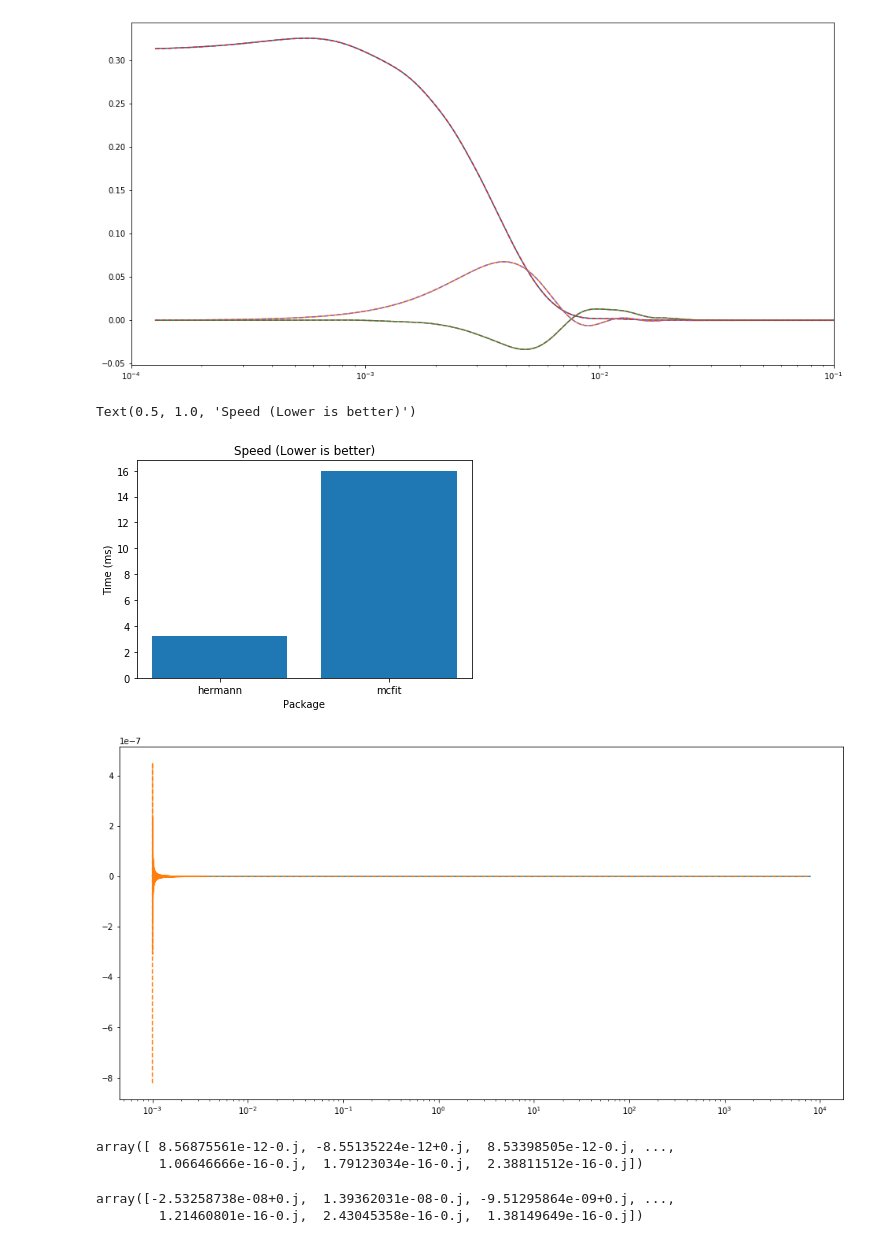
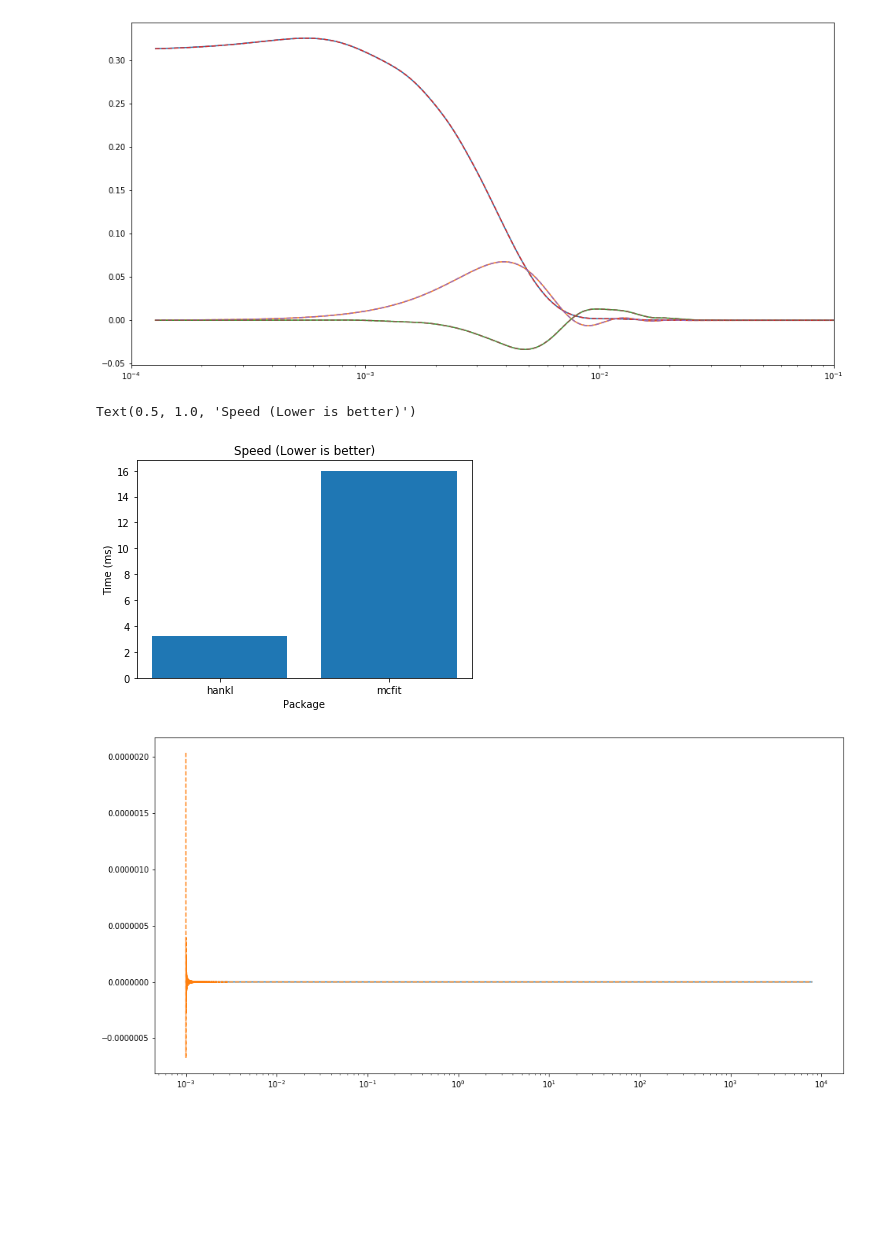
Before and after one commit to minaskar/hankl, a Jupyter notebook: FFTLog.ipynb, the cells around one changed output. Saved outputs shown, nothing was run; the diff lists cells and outputs as text; code cells hidden in the pictures; blank space fills up the shorter version.

```diff
--- a/FFTLog.ipynb
+++ b/FFTLog.ipynb
@@ -98,9 +98,9 @@ k0b, W0b = mcfit.xi2P(s0b, l=0, lowring=True)(xi0b)
 k2b, W2b = mcfit.xi2P(s2b, l=2, lowring=True)(xi2b)
 k4b, W4b = mcfit.xi2P(s4b, l=4, lowring=True)(xi4b)
 # %%
-k0, W0 = hermann.xi2P(s0b, xi0b, l=0)
-k2, W2 = hermann.xi2P(s2b, xi2b, l=2)
-k4, W4 = hermann.xi2P(s4b, xi4b, l=4)
+k0, W0 = hankl.xi2P(s0b, xi0b, l=0)
+k2, W2 = hankl.xi2P(s2b, xi2b, l=2)
+k4, W4 = hankl.xi2P(s4b, xi4b, l=4)
 # %%
 plt.figure(figsize=(16,8))
 plt.semilogx(k0,W0/W0[0]/3)
@@ -126,33 +126,23 @@ plt.show()
 # %% [output]
 [figure]
 # %%
-plt.bar(['hermann', 'mcfit'],[3.2, 16.0])
+plt.bar(['hankl', 'mcfit'],[3.2, 16.0])
 plt.xlabel("Package")
 plt.ylabel("Time (ms)")
 plt.title("Speed (Lower is better)")
 # %% [output]
 Text(0.5, 1.0, 'Speed (Lower is better)')
-[figure, old version]
+[figure, new version]
 # %%
-a, b = hermann.P2xi(k,W2,l=2)
-c, d = hermann.P2xi(k,W2,l=2, lowring=True)
+a, b = hankl.P2xi(k,W2,l=2)
+c, d = hankl.P2xi(k,W2,l=2, lowring=True)
 #c, d = mcfit.P2xi(k, l=2, lowring=True)(W2)
 
 plt.figure(figsize=(16,8))
 plt.semilogx(a,b )
 plt.semilogx(c,d, '--')
 #plt.xlim(0.001,0.0013)
 plt.show()
 # %% [output]
-[figure, old version]
+[figure, new version]
-# %%
-b
-# %% [output]
-array([ 8.56875561e-12-0.j, -8.55135224e-12+0.j,  8.53398505e-12-0.j, ...,
-        1.06646666e-16-0.j,  1.79123034e-16-0.j,  2.38811512e-16-0.j])
-# %%
-d
-# %% [output]
-array([-2.53258738e-08+0.j,  1.39362031e-08-0.j, -9.51295864e-09+0.j, ...,
-        1.21460801e-16-0.j,  2.43045358e-16-0.j,  1.38149649e-16-0.j])
 # %%
```
Also changed, not shown: parts of 4 cells of this notebook, 1 other file.
